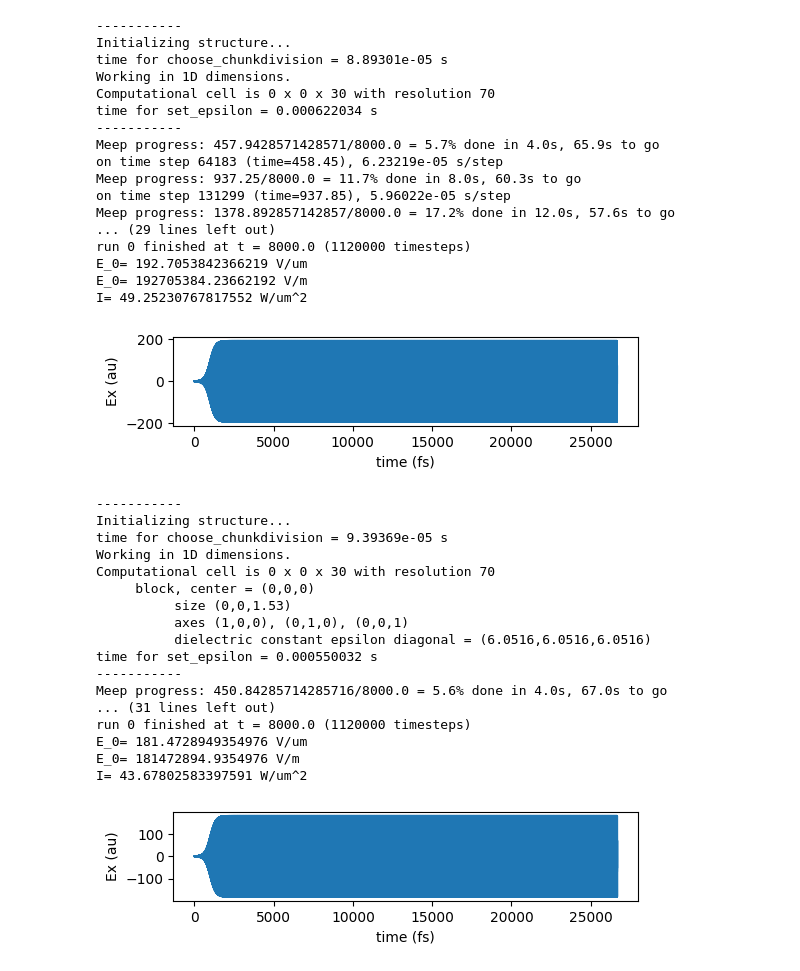
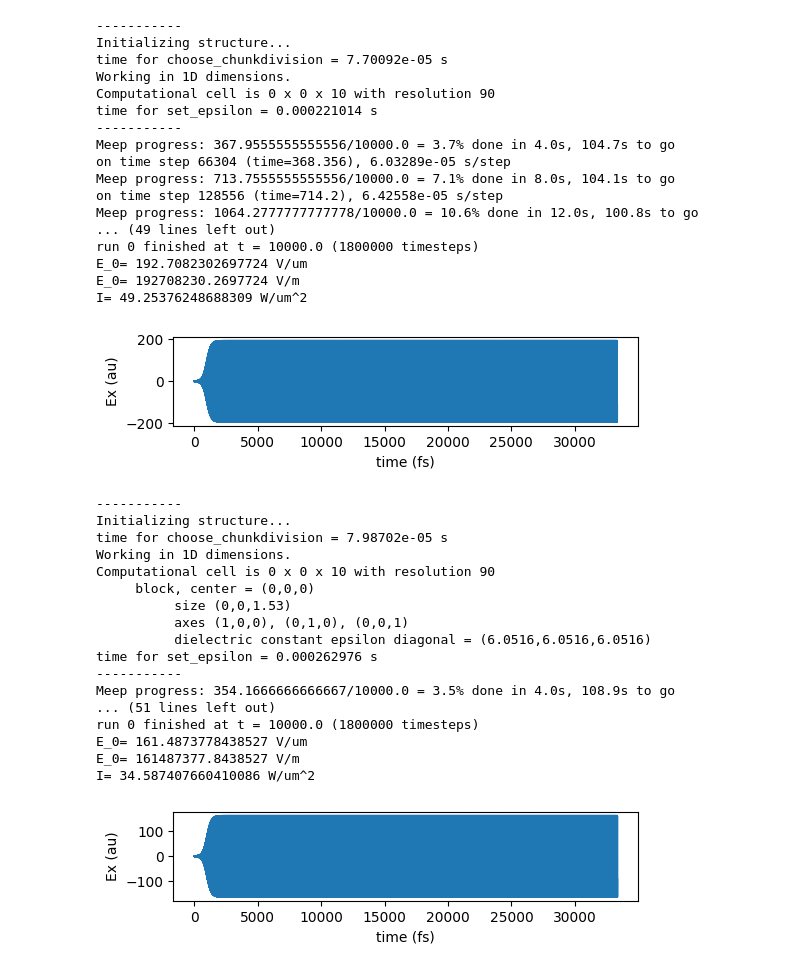
Before and after one commit to Nikolaos-MAtthaiakakis/share, a Jupyter notebook: ATR_nl_CW.ipynb, the cells around one changed output. Cells and saved outputs as stored; diff of their text form; code cells hidden in the pictures.

```diff
--- a/ATR_nl_CW.ipynb
+++ b/ATR_nl_CW.ipynb
@@ -12,13 +12,13 @@ import meep as mp
 import numpy as np
 import matplotlib.pyplot as plt
 
-sz = 30          # size of cell in z direction
+sz = 10          # size of cell in z direction
 amp = 0.5*10**3*1.5417      # amplitude of source
 dpml = 2        # PML thickness
-k = 4.1e-06        # Kerr susceptibility
+k = 4.1e-6        # Kerr susceptibility
 n=2.46         # index
-time_set=8000         # simulation run time
-resolution = 70
+time_set=10000         # simulation run time
+resolution = 90
 
 #----Continuous Source
 frq_cs=1/1.53          # meep frequency
@@ -71,47 +71,47 @@ sim.run(mp.at_every(dt,get_dot),until=time_set)
 #         plot results
 tm_val_x=np.array(tm_val_x)
 max_ind=np.size(tm_val_x)
 c=3*10**8 # m/s speed of light
 mon_t=[]
 for n in np.arange(0,max_ind,1):
 	mon_tmp=(dt+dt*n)*(10**-6/c)*10**15 # s
 	mon_t.append(mon_tmp)
 
 figure2=plt.figure(dpi=100)
 ax1=plt.subplot(3, 1, 1)
 plt.plot(mon_t,tm_val_x)
 plt.xlabel('time (fs)')
 plt.ylabel('Ex (au)')
 
 #         Save reference data
 freqs_ref = mp.get_flux_freqs(trans_ref)
 plt_range_ref=1/np.asarray(freqs_ref)
 box_x1_trans_ref = mp.get_fluxes(trans_ref)
 flux_ref=np.asarray(box_x1_trans_ref)
 
 #         Print amplitude and intensity of field
 print("E_0=",np.amax(tm_val_x),"V/um")
 print("E_0=",np.amax(tm_val_x)/(10**-6),"V/m")
 print("I=",np.amax(np.abs(tm_val_x))**2/(2*120*np.pi),"W/um^2")
 # %% [output]
 -----------
 Initializing structure...
-time for choose_chunkdivision = 8.89301e-05 s
+time for choose_chunkdivision = 7.70092e-05 s
 Working in 1D dimensions.
-Computational cell is 0 x 0 x 30 with resolution 70
-time for set_epsilon = 0.000622034 s
+Computational cell is 0 x 0 x 10 with resolution 90
+time for set_epsilon = 0.000221014 s
 -----------
-Meep progress: 457.9428571428571/8000.0 = 5.7% done in 4.0s, 65.9s to go
-on time step 64183 (time=458.45), 6.23219e-05 s/step
-Meep progress: 937.25/8000.0 = 11.7% done in 8.0s, 60.3s to go
-on time step 131299 (time=937.85), 5.96022e-05 s/step
-Meep progress: 1378.892857142857/8000.0 = 17.2% done in 12.0s, 57.6s to go
-... (29 lines left out)
-run 0 finished at t = 8000.0 (1120000 timesteps)
-E_0= 192.7053842366219 V/um
-E_0= 192705384.23662192 V/m
-I= 49.25230767817552 W/um^2
+Meep progress: 367.9555555555556/10000.0 = 3.7% done in 4.0s, 104.7s to go
+on time step 66304 (time=368.356), 6.03289e-05 s/step
+Meep progress: 713.7555555555556/10000.0 = 7.1% done in 8.0s, 104.1s to go
+on time step 128556 (time=714.2), 6.42558e-05 s/step
+Meep progress: 1064.2777777777778/10000.0 = 10.6% done in 12.0s, 100.8s to go
+... (49 lines left out)
+run 0 finished at t = 10000.0 (1800000 timesteps)
+E_0= 192.7082302697724 V/um
+E_0= 192708230.2697724 V/m
+I= 49.25376248688309 W/um^2
-[figure, old version]
+[figure, new version]
 # %%
 # 1d simulation of a plane wave propagating through a linear slab
 sim.reset_meep()
@@ -162,22 +162,22 @@ print("I=",np.amax(np.abs(tm_val_x))**2/(2*120*np.pi),"W/um^2")
 # %% [output]
 -----------
 Initializing structure...
-time for choose_chunkdivision = 9.39369e-05 s
+time for choose_chunkdivision = 7.98702e-05 s
 Working in 1D dimensions.
-Computational cell is 0 x 0 x 30 with resolution 70
+Computational cell is 0 x 0 x 10 with resolution 90
      block, center = (0,0,0)
           size (0,0,1.53)
           axes (1,0,0), (0,1,0), (0,0,1)
           dielectric constant epsilon diagonal = (6.0516,6.0516,6.0516)
-time for set_epsilon = 0.000550032 s
+time for set_epsilon = 0.000262976 s
 -----------
-Meep progress: 450.84285714285716/8000.0 = 5.6% done in 4.0s, 67.0s to go
-... (31 lines left out)
-run 0 finished at t = 8000.0 (1120000 timesteps)
-E_0= 181.4728949354976 V/um
-E_0= 181472894.9354976 V/m
-I= 43.67802583397591 W/um^2
+Meep progress: 354.1666666666667/10000.0 = 3.5% done in 4.0s, 108.9s to go
+... (51 lines left out)
+run 0 finished at t = 10000.0 (1800000 timesteps)
+E_0= 161.4873778438527 V/um
+E_0= 161487377.8438527 V/m
+I= 34.587407660410086 W/um^2
-[figure, old version]
+[figure, new version]
 # %%
 # 1d simulation of a plane wave propagating through a Kerr medium
 sim.reset_meep()
```
Also changed, not shown: parts of 3 cells of this notebook.
